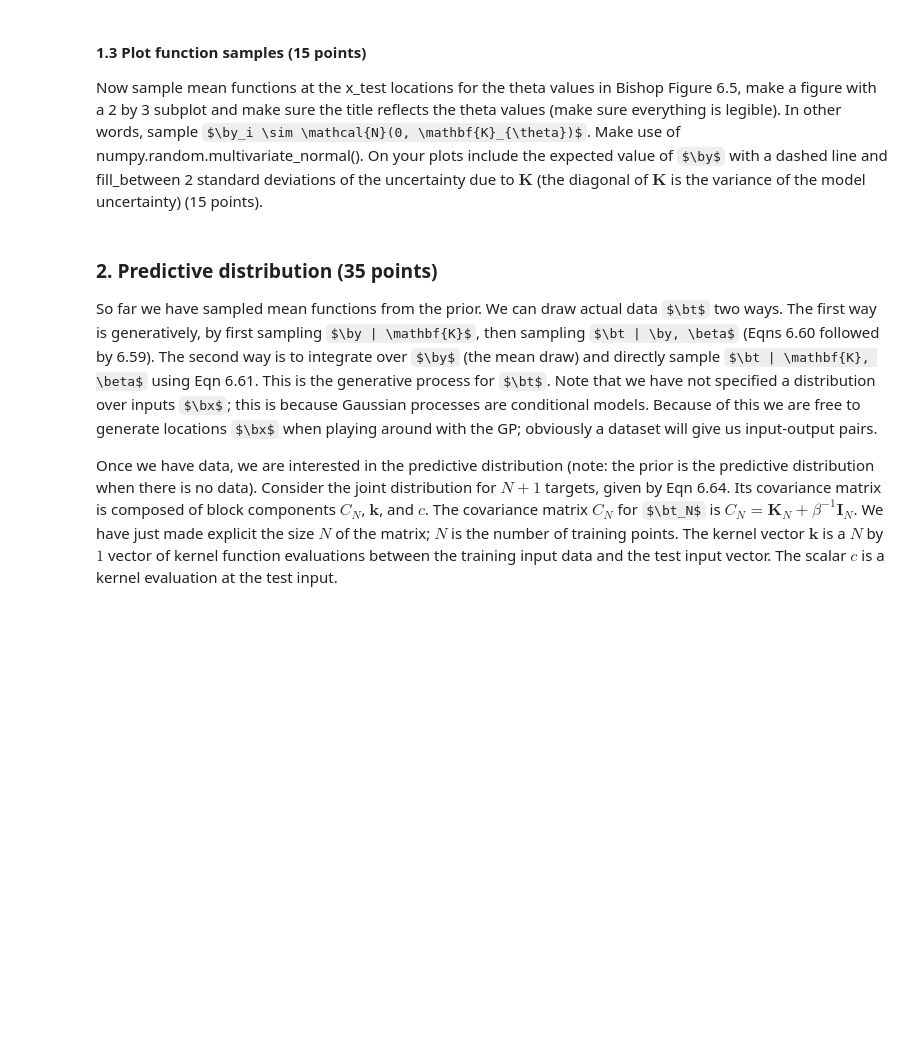
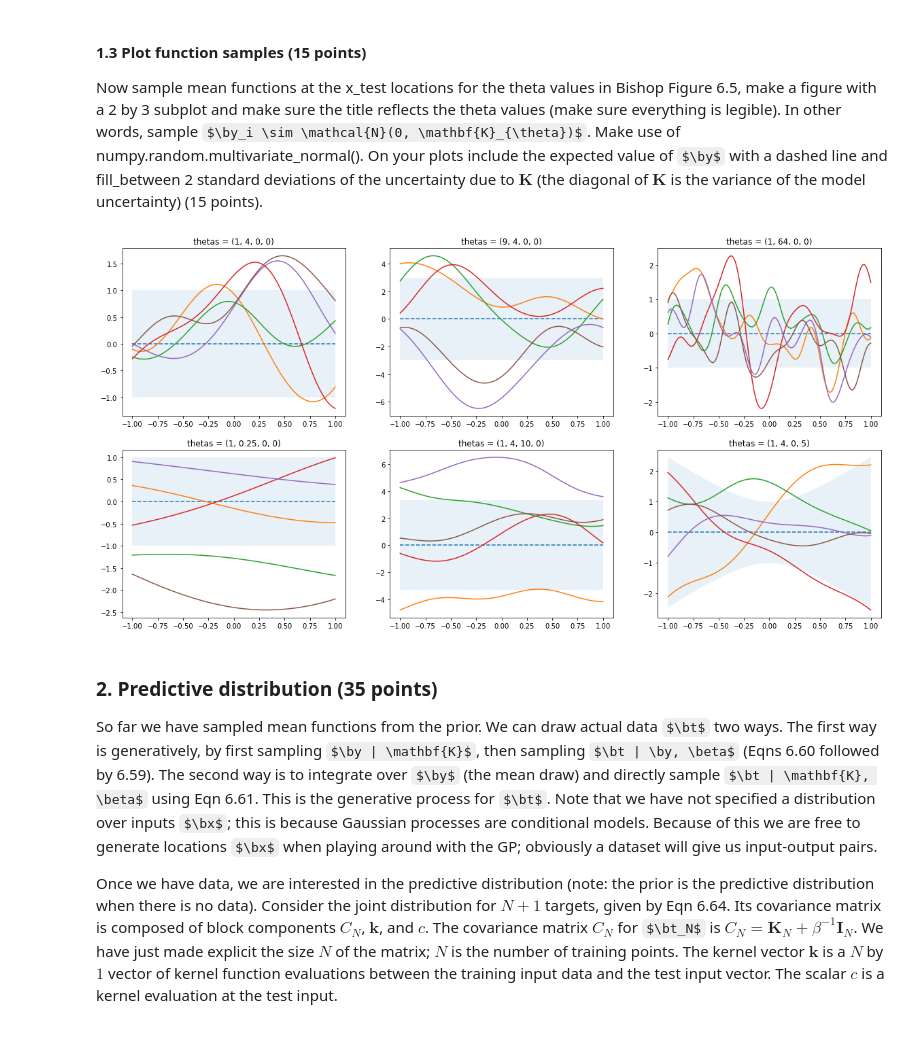
Before and after one commit to I-Pica/ML1, a Jupyter notebook: lab3.ipynb, the cells around one changed output. Saved outputs shown, nothing was run; the diff lists cells and outputs as text; code cells hidden in the pictures; some formulas as TeX source; blank space fills up the shorter version.

Commit message:
Updated 1.3 (plotting).

```diff
--- a/lab3.ipynb
+++ b/lab3.ipynb
@@ -102,39 +106,44 @@ Now sample mean functions at the x_test locations for the theta values in Bishop
 # %%
 # Sample the data
 N_test = 100
 x_test = np.linspace(-1, 1, N_test)
-expv_y = true_mean_function(x_test) # TODO: compute the expected value of y
-y_test = np.empty((6,N_test))
+means  = zeros(K.shape[0]) # TODO: compute the expected value of y
+N_samp = 5
+y_test = np.empty((6*N_samp,N_test))
 K_diag = np.empty((6,N_test))
 thetas = np.array([[1.0,4.0,0.0,0.0],[9.0,4.0,0.0,0.0],[1.0,64.0,0.0,0.0],
                  [1.0,0.25,0.0,0.0],[1.0,4.0,10.0,0.0],[1.0,4.0,0.0,5.0]])
 # Generate the ys
 for i in range(6):
     K = computeK(x_test,x_test,thetas[i])
     K_diag[i] = np.sqrt(np.diag(K))
-    means = zeros(K.shape[0])
-    y_test[i,:] = np.random.multivariate_normal(means,K)
+    for j in range(N_samp):
+        y_test[i*N_samp+j,:] = np.random.multivariate_normal(means,K)
 # Plot the results
 f, ((ax1, ax2, ax3), (ax4, ax5, ax6)) = plt.subplots(2,3)
 # Plot the expected value and standard deviation of the ys
 # Expected values as dashed lines
-ax1.plot(x_test,expv_y,'--'); ax2.plot(x_test,expv_y,'--'); ax3.plot(x_test,expv_y,'--')
-ax4.plot(x_test,expv_y,'--'); ax5.plot(x_test,expv_y,'--'); ax6.plot(x_test,expv_y,'--')
+ax1.plot(x_test,means,'--'); ax2.plot(x_test,means,'--'); ax3.plot(x_test,means,'--')
+ax4.plot(x_test,means,'--'); ax5.plot(x_test,means,'--'); ax6.plot(x_test,means,'--')
 # Standard deviation as fills
-ax1.fill_between(x_test,expv_y-K_diag[0],expv_y+K_diag[0],alpha=0.1)
-ax2.fill_between(x_test,expv_y-K_diag[1],expv_y+K_diag[1],alpha=0.1)
-ax3.fill_between(x_test,expv_y-K_diag[2],expv_y+K_diag[2],alpha=0.1)
-ax4.fill_between(x_test,expv_y-K_diag[3],expv_y+K_diag[3],alpha=0.1)
-ax5.fill_between(x_test,expv_y-K_diag[4],expv_y+K_diag[4],alpha=0.1)
-ax6.fill_between(x_test,expv_y-K_diag[5],expv_y+K_diag[5],alpha=0.1)
+ax1.fill_between(x_test,means-K_diag[0],means+K_diag[0],alpha=0.1)
+ax2.fill_between(x_test,means-K_diag[1],means+K_diag[1],alpha=0.1)
+ax3.fill_between(x_test,means-K_diag[2],means+K_diag[2],alpha=0.1)
+ax4.fill_between(x_test,means-K_diag[3],means+K_diag[3],alpha=0.1)
+ax5.fill_between(x_test,means-K_diag[4],means+K_diag[4],alpha=0.1)
+ax6.fill_between(x_test,means-K_diag[5],means+K_diag[5],alpha=0.1)
 # Plot the samples
-ax1.plot(x_test,y_test[0]); ax2.plot(x_test,y_test[1]); ax3.plot(x_test,y_test[2])
-ax4.plot(x_test,y_test[3]); ax5.plot(x_test,y_test[4]); ax6.plot(x_test,y_test[5])
+for j in range(N_samp):
+    ax1.plot(x_test,y_test[j]); ax2.plot(x_test,y_test[N_samp+j])
+    ax3.plot(x_test,y_test[2*N_samp+j]); ax4.plot(x_test,y_test[3*N_samp+j])
+    ax5.plot(x_test,y_test[4*N_samp+j]); ax6.plot(x_test,y_test[5*N_samp+j])
 # Set the titles for the subplots
 ax1.title.set_text('thetas = (1, 4, 0, 0)'); ax2.title.set_text('thetas = (9, 4, 0, 0)')
 ax3.title.set_text('thetas = (1, 64, 0, 0)'); ax4.title.set_text('thetas = (1, 0.25, 0, 0)')
 ax5.title.set_text('thetas = (1, 4, 10, 0)'); ax6.title.set_text('thetas = (1, 4, 0, 5)')
 plt.show()
+# %% [output]
+[figure, added]
 # %% [markdown]
 ### 2. Predictive distribution (35 points)
 So far we have sampled mean functions from the prior.  We can draw actual data $\bt$ two ways.  The first way is generatively, by first sampling $\by | \mathbf{K}$, then sampling $\bt | \by, \beta$ (Eqns 6.60 followed by 6.59).  The second way is to integrate over $\by$ (the mean draw) and directly sample $\bt | \mathbf{K}, \beta$ using Eqn 6.61.    This is the generative process for $\bt$.  Note that we have not specified a distribution over inputs $\bx$;  this is because Gaussian processes are conditional models.  Because of this we are free to generate locations $\bx$ when playing around with the GP; obviously a dataset will give us input-output pairs.
```
Also changed, not shown: parts of 2 cells of this notebook.
